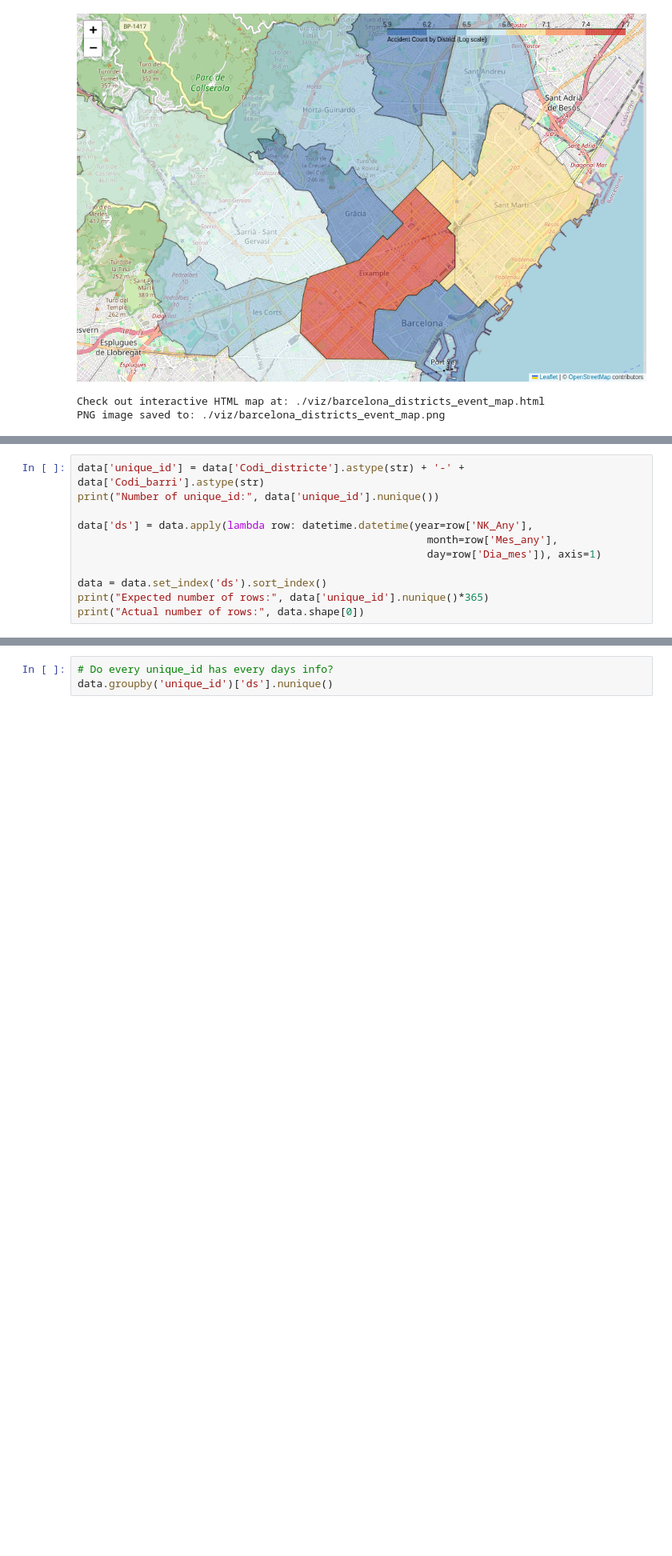
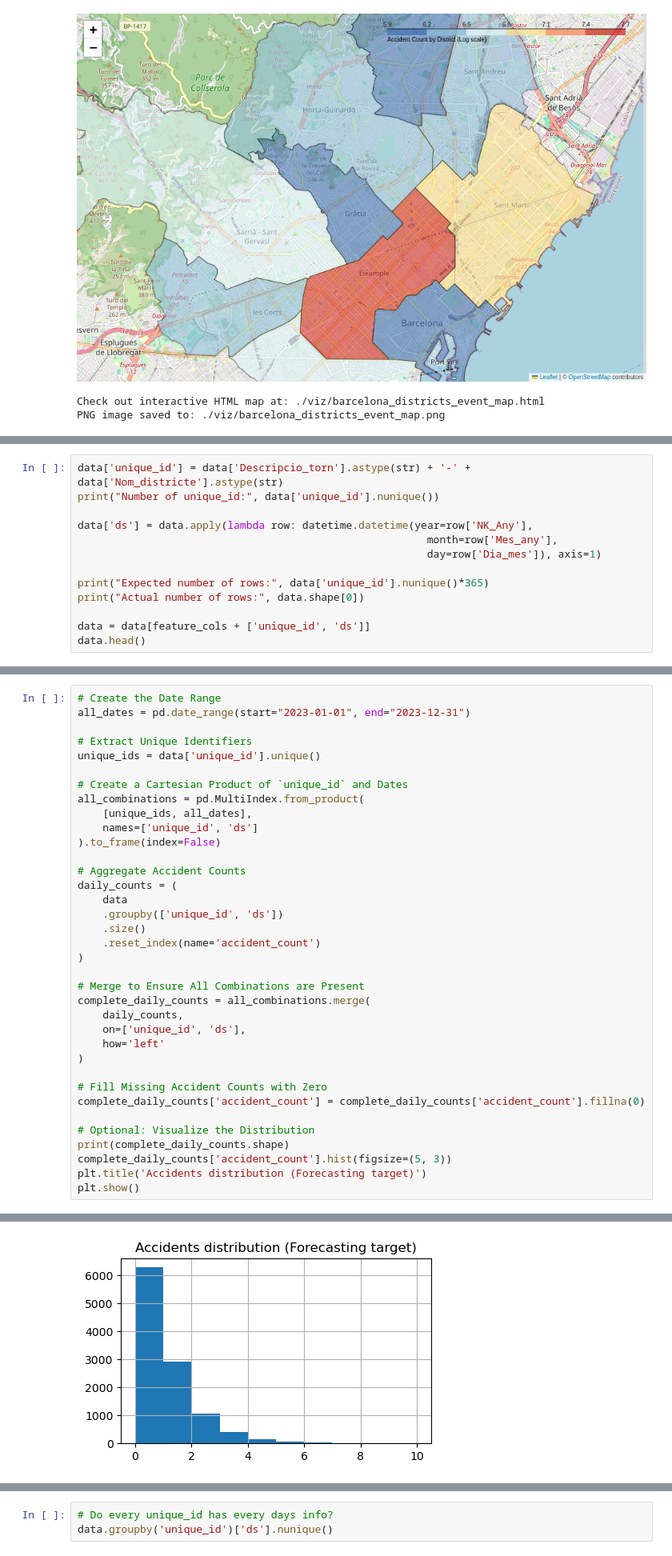
Before and after one commit to ezemriv/Barcelona-Traffic-Accident-Forecasting, a Jupyter notebook: data_preprocessing_and_modeling.ipynb, the cells around one changed output, grey strips where cells are left out. Shown at 80% size. Cells and saved outputs as stored; diff of their text form; blank space fills up the shorter version.

Commit message:
target created

```diff
--- a/data_preprocessing_and_modeling.ipynb
+++ b/data_preprocessing_and_modeling.ipynb
@@ -254,12 +353,14 @@ PNG image saved to: ./viz/barcelona_districts_event_map.png
 # %%
-data['unique_id'] = data['Codi_districte'].astype(str) + '-' + data['Codi_barri'].astype(str)
+data['unique_id'] = data['Descripcio_torn'].astype(str) + '-' + data['Nom_districte'].astype(str)
 print("Number of unique_id:", data['unique_id'].nunique())
 
 data['ds'] = data.apply(lambda row: datetime.datetime(year=row['NK_Any'],
                                                         month=row['Mes_any'],
                                                         day=row['Dia_mes']), axis=1)
 
-data = data.set_index('ds').sort_index()
 print("Expected number of rows:", data['unique_id'].nunique()*365)
 print("Actual number of rows:", data.shape[0])
+
+data = data[feature_cols + ['unique_id', 'ds']]
+data.head()
 # %% [output]
@@ -268,0 +378,37 @@ Actual number of rows: 8897
+# %%
+# Create the Date Range
+all_dates = pd.date_range(start="2023-01-01", end="2023-12-31")
+
+# Extract Unique Identifiers
+unique_ids = data['unique_id'].unique()
+
+# Create a Cartesian Product of `unique_id` and Dates
+all_combinations = pd.MultiIndex.from_product(
+    [unique_ids, all_dates],
+    names=['unique_id', 'ds']
+).to_frame(index=False)
+
+# Aggregate Accident Counts
+daily_counts = (
+    data
+    .groupby(['unique_id', 'ds'])
+    .size()
+    .reset_index(name='accident_count')
+)
+
+# Merge to Ensure All Combinations are Present
+complete_daily_counts = all_combinations.merge(
+    daily_counts,
+    on=['unique_id', 'ds'],
+    how='left'
+)
+
+# Fill Missing Accident Counts with Zero
+complete_daily_counts['accident_count'] = complete_daily_counts['accident_count'].fillna(0)
+
+# Optional: Visualize the Distribution
+print(complete_daily_counts.shape)
+complete_daily_counts['accident_count'].hist(figsize=(5, 3))
+plt.title('Accidents distribution (Forecasting target)')
+plt.show()
+# %% [output]
@@ -268,0 +416 @@ Actual number of rows: 8897
+[figure, added]
```
Also changed, not shown: parts of 13 cells of this notebook.
